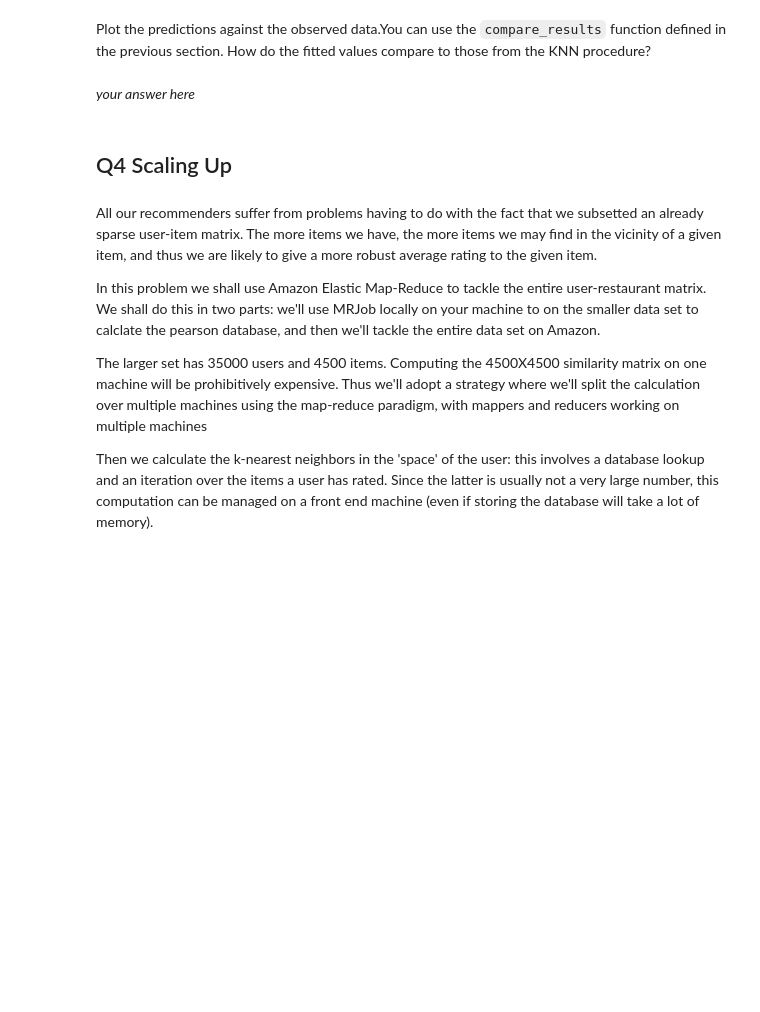
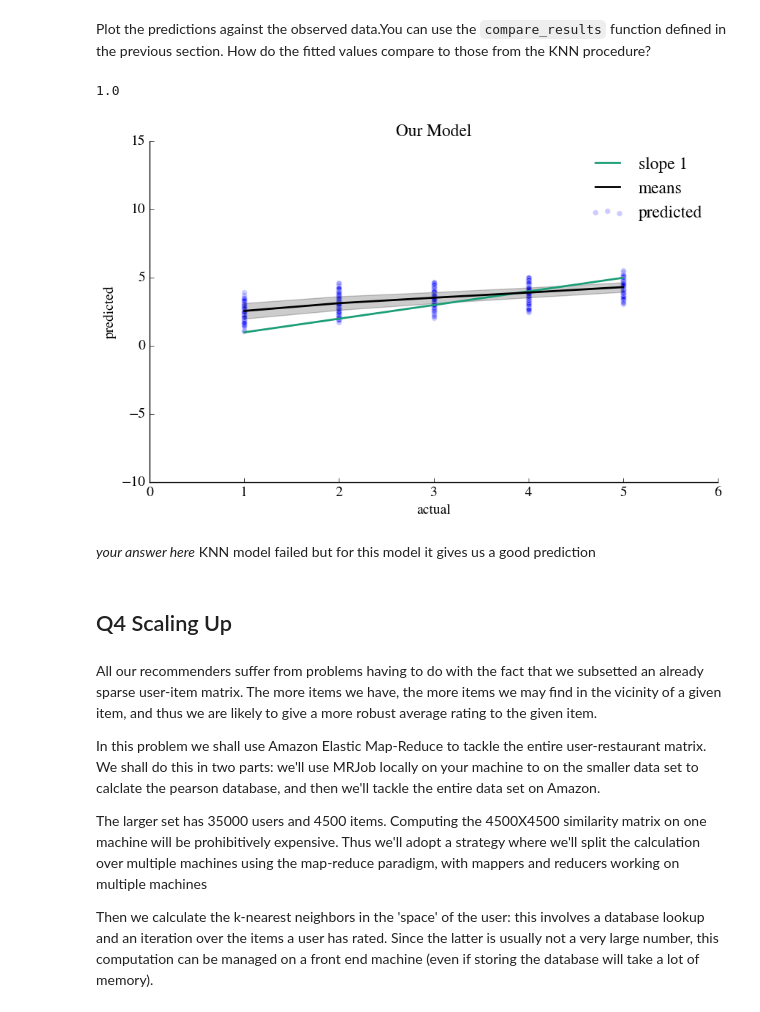
Before and after one commit to Hazbenz/DataScienceCS599, a Jupyter notebook: Homework4/HW4.ipynb, the cells around one changed output. Drawn from its saved outputs; the diff is of its cells as text; code cells hidden in the pictures; blank space fills up the shorter version.

```diff
--- a/Homework4/HW4.ipynb
+++ b/Homework4/HW4.ipynb
@@ -1024,3 +1135,7 @@ Single draw from conditional posterior, defined above.
 """
 #Item-specific parameters given all else
 #your code here
+def gamma_m_draw(X_m, Y_m, sig2, Lambda_gamma):
+    mean = (1/sig2) * np.linalg.inv((1/sig2) * X_m.T.dot(X_m) + Lambda_gamma).dot(X_m.T).dot(Y_m)
+    c = np.random.multivariate_normal(mean, np.linalg.inv((1/sig2) * X_m.T.dot(X_m) + Lambda_gamma))
+    return c
@@ -1046,6 +1163,10 @@ Single draw from conditional posterior, defined above.
 """
 #User-specific parameters given all else
 #your code here
+def theta_u_draw(X_u, Y_u, sig2, Lambda_theta):
+    mean = (1/sig2) * np.linalg.inv((1/sig2) * X_u.T.dot(X_u) + Lambda_theta).dot(X_u.T).dot(Y_u)
+    c = np.random.multivariate_normal(mean, np.linalg.inv((1/sig2) * X_u.T.dot(X_u) + Lambda_theta))
+    return c
 # %% [markdown]
 Here is the Gibbs sampler skeleton that your functions fit into. Look over the structure to see how for each draw from the posterior, the sampler iterates through $\mu$, $\sigma$, $\gamma_m$ for each item, and $\theta_u$ for each user.
 # %%
@@ -1189,3 +1310,4 @@ Once you have posterior draws from the sampler, the most natural thing to do is
 Compute the posterior mean of the fitted values for each $Y_{um}$, eliminating the first 200 samples. Call these the `prediction`.  These constitute our recommendations. True to the bayesian paradigm, we dont just have mean predictions, but entire distributions. But currently we are only interested in the means.
 # %%
 #your code here
+prediction = factor_gibbs(smalldf, 2, 1000, 0.1, 0.1)
@@ -1196,5 +1327,12 @@ Plot the predictions against the observed data.You can use the `compare_results`
-# %% [markdown]
-*your answer here*
+# %%
+#your code here
+compare_results(smalldf.stars, prediction['EY'][:,200:].mean(axis=1), title="Our Model")
+# %% [output]
+1.0
+[figure, added]
+# %% [markdown]
+*your answer here*
+KNN model failed but for this model it gives us a good prediction
 # %% [markdown]
 ## Q4 Scaling Up
 # %% [markdown]
```
Also changed, not shown: parts of 40 cells of this notebook.
